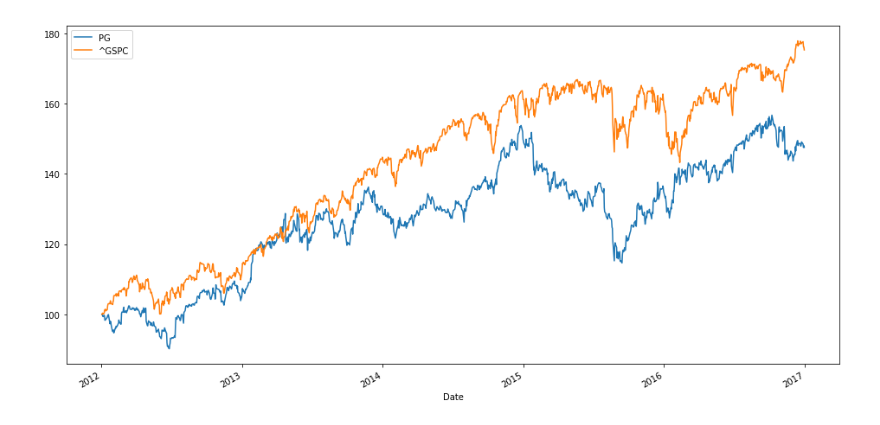
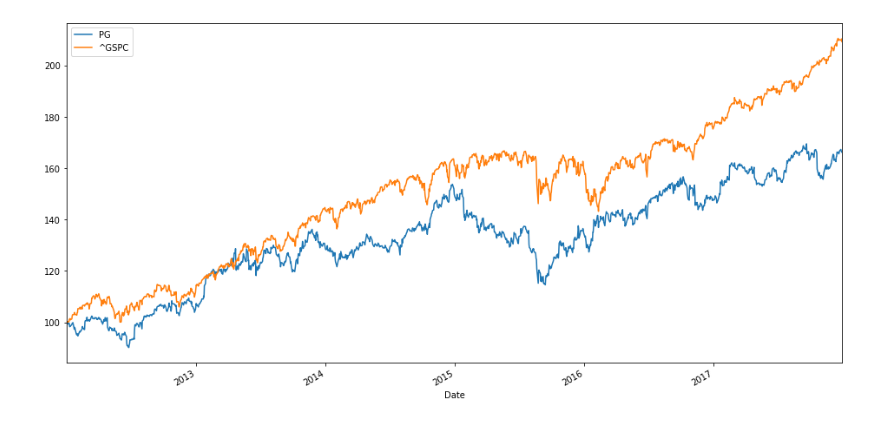
Before and after one commit to Berkat0789/Data_Analysis, a Jupyter notebook: Calculating BETA for the CAPM Model.ipynb, the cells around one changed output. Cells and saved outputs as stored; diff of their text form; code cells hidden in the pictures.

```diff
--- a/Calculating BETA for the CAPM Model.ipynb
+++ b/Calculating BETA for the CAPM Model.ipynb
@@ -5,6 +5,6 @@ from pandas_datareader import data as web
 import matplotlib.pyplot as plt
 # %%
 tickers = ["PG", "^GSPC"]
-data = pd.DataFrame()
+port_Data = pd.DataFrame()
 for t in tickers:
-    data[t] = web.DataReader(t, data_source = "yahoo", start = "2012-1-1", end = "2016-12-31")["Adj Close"]
+    port_Data[t] = wb.DataReader(t, data_source = "yahoo", start = "2012-1-1", end = "2017-12-31")["Adj Close"]
@@ -11,6 +21,6 @@ for t in tickers:
 # %%
 #normalize the data
-(data/data.iloc[0]* 100).plot(figsize=(16,8))
+(port_Data/port_Data.iloc[0] * 100).plot(figsize=(16,8))
 plt.show()
 # %% [output]
-[figure, old version]
+[figure, new version]
```
Also changed, not shown: parts of 16 cells of this notebook, 4 other files.
